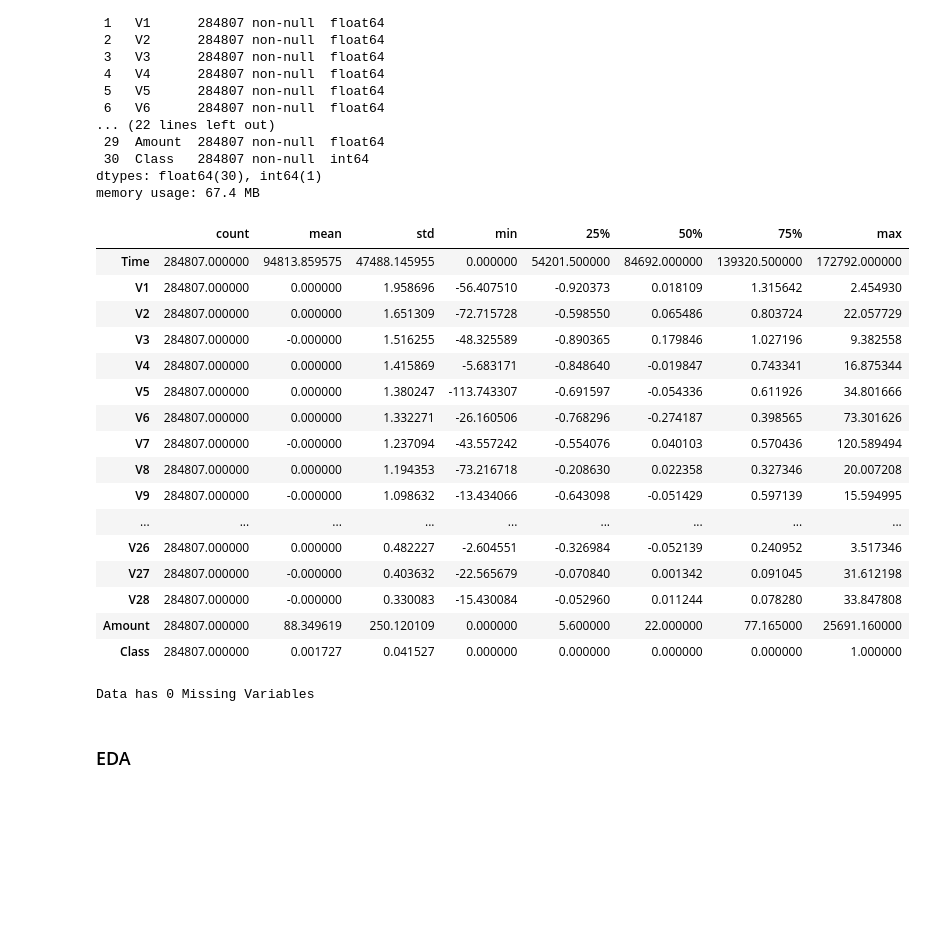
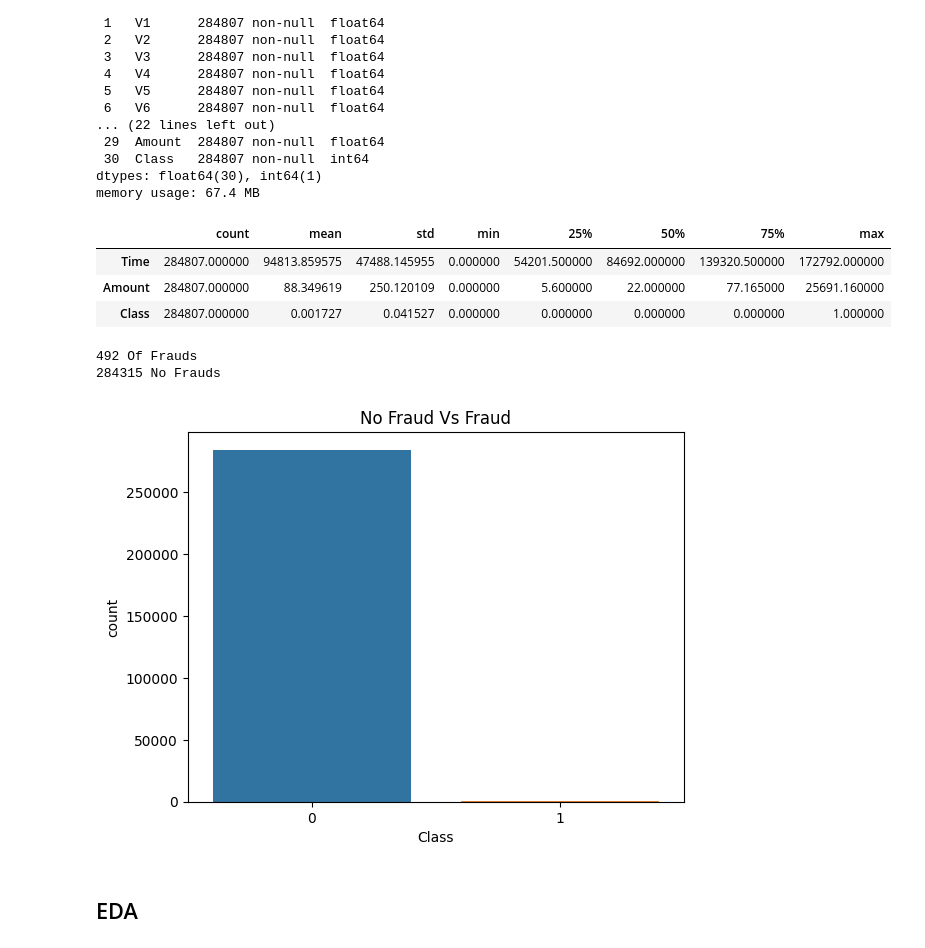
Before and after one commit to MoncefKa/kaggle-projects, a Jupyter notebook: frauddetection-eda.ipynb, the cells around one changed output. Drawn from its saved outputs; the diff is of its cells as text; code cells hidden in the pictures; blank space fills up the shorter version.

Commit message:
Kaggle Notebook | FraudDetection | 📊EDA  | Version 2

```diff
--- a/frauddetection-eda.ipynb
+++ b/frauddetection-eda.ipynb
@@ -63,30 +60,25 @@ Data columns (total 31 columns):
 dtypes: float64(30), int64(1)
 memory usage: 67.4 MB
 # %%
-data.describe().T.style.background_gradient(subset="mean",axis=1,cmap="bwr",vmin=0,vmax=1,low=.4,high=.8)\
-                        .background_gradient(subset="min",axis=0,cmap="bwr")\
+data[["Time","Amount","Class"]].describe().T.style.background_gradient(subset="mean",axis=0,cmap="bwr",vmin=.5,vmax=1,low=.4,high=.8)\
+                        .background_gradient(subset=["std","50%"],axis=0,cmap="bwr")\
                         .background_gradient(subset="max",axis=0,cmap="Blues_r",low=.2,high=.9)
 # %% [output]
 |  | count | mean | std | min | 25% | 50% | 75% | max |
 | Time | 284807.000000 | 94813.859575 | 47488.145955 | 0.000000 | 54201.500000 | 84692.000000 | 139320.500000 | 172792.000000 |
-| V1 | 284807.000000 | 0.000000 | 1.958696 | -56.407510 | -0.920373 | 0.018109 | 1.315642 | 2.454930 |
-| V2 | 284807.000000 | 0.000000 | 1.651309 | -72.715728 | -0.598550 | 0.065486 | 0.803724 | 22.057729 |
-| V3 | 284807.000000 | -0.000000 | 1.516255 | -48.325589 | -0.890365 | 0.179846 | 1.027196 | 9.382558 |
-| V4 | 284807.000000 | 0.000000 | 1.415869 | -5.683171 | -0.848640 | -0.019847 | 0.743341 | 16.875344 |
-| V5 | 284807.000000 | 0.000000 | 1.380247 | -113.743307 | -0.691597 | -0.054336 | 0.611926 | 34.801666 |
-| V6 | 284807.000000 | 0.000000 | 1.332271 | -26.160506 | -0.768296 | -0.274187 | 0.398565 | 73.301626 |
-| V7 | 284807.000000 | -0.000000 | 1.237094 | -43.557242 | -0.554076 | 0.040103 | 0.570436 | 120.589494 |
-| V8 | 284807.000000 | 0.000000 | 1.194353 | -73.216718 | -0.208630 | 0.022358 | 0.327346 | 20.007208 |
-| V9 | 284807.000000 | -0.000000 | 1.098632 | -13.434066 | -0.643098 | -0.051429 | 0.597139 | 15.594995 |
-| ... | ... | ... | ... | ... | ... | ... | ... | ... |
-| V26 | 284807.000000 | 0.000000 | 0.482227 | -2.604551 | -0.326984 | -0.052139 | 0.240952 | 3.517346 |
-| V27 | 284807.000000 | -0.000000 | 0.403632 | -22.565679 | -0.070840 | 0.001342 | 0.091045 | 31.612198 |
-| V28 | 284807.000000 | -0.000000 | 0.330083 | -15.430084 | -0.052960 | 0.011244 | 0.078280 | 33.847808 |
 | Amount | 284807.000000 | 88.349619 | 250.120109 | 0.000000 | 5.600000 | 22.000000 | 77.165000 | 25691.160000 |
 | Class | 284807.000000 | 0.001727 | 0.041527 | 0.000000 | 0.000000 | 0.000000 | 0.000000 | 1.000000 |
-# %%
-print(f"Data has {data.isna().sum().sum()} Missing Variables")
-# %% [output]
-Data has 0 Missing Variables
+# %%
+fraud=len(data[data["Class"]==1])
+no_fraud=len(data[data["Class"]==0])
+print(f"{fraud} Of Frauds")
+print(f"{no_fraud} No Frauds")
+sns.countplot(data=data,x="Class")
+plt.title("No Fraud Vs Fraud")
+plt.show()
+# %% [output]
+492 Of Frauds
+284315 No Frauds
+[figure, added]
 # %% [markdown]
-### EDA
+## EDA
```
Also changed, not shown: parts of 10 cells of this notebook.
